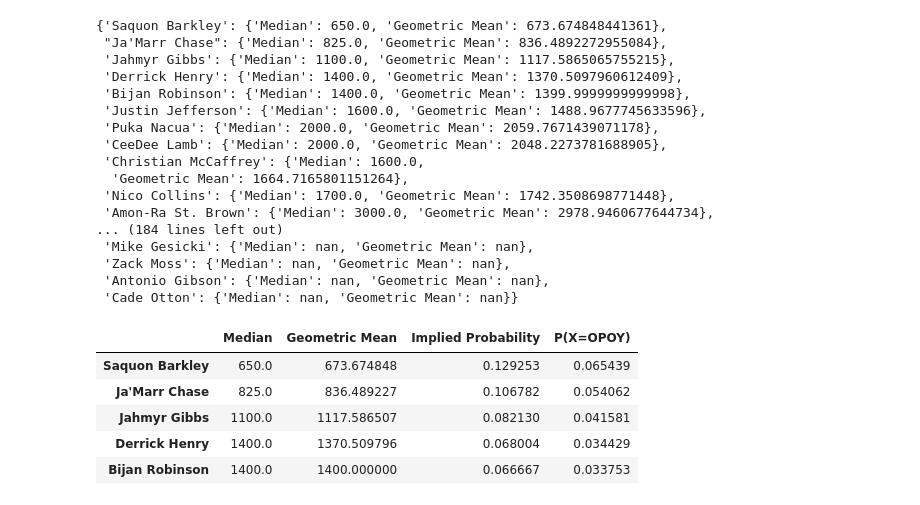
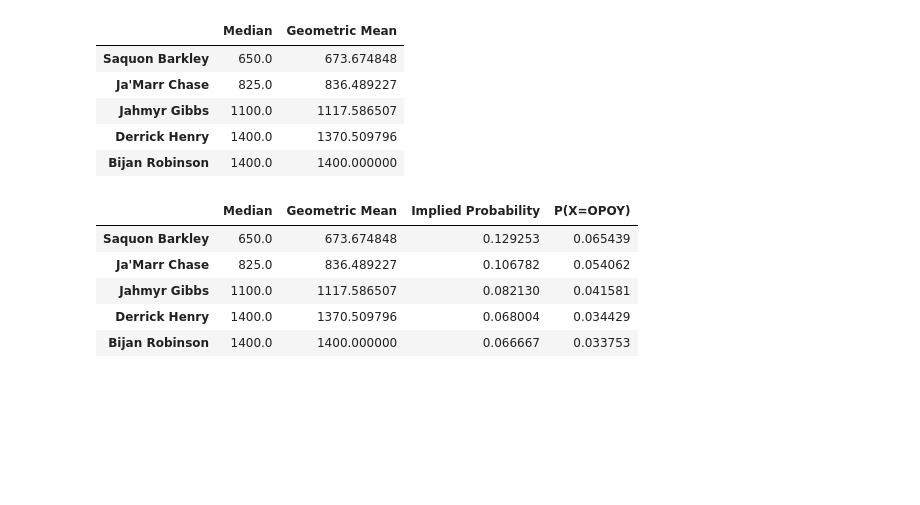
Before and after one commit to mtdiedrich/NFL-Fantasy-Projection, a Jupyter notebook: OPOY_Upside.ipynb, the cells around one changed output. Drawn from its saved outputs; the diff is of its cells as text; code cells hidden in the pictures; blank space fills up the shorter version.

```diff
--- a/OPOY_Upside.ipynb
+++ b/OPOY_Upside.ipynb
@@ -57,41 +42,34 @@ player_odds
 # %%
 #@title Calculate measures of central tendency for each player's set of odds
 
 from statistics import median, geometric_mean
 import numpy as np
+import pandas as pd
 
 player_odds_data = {}
 
 for key, value in player_odds.items():
 
   if value:
     player_odds_data[key] = {
         'Median': median(value),
         'Geometric Mean': geometric_mean(value)
     }
   else:
     player_odds_data[key] = {
         'Median': np.nan,
         'Geometric Mean': np.nan
     }
 
-player_odds_data
+
+df = pd.DataFrame(player_odds_data).T
+
+df.head()
 # %% [output]
-{'Saquon Barkley': {'Median': 650.0, 'Geometric Mean': 673.674848441361},
- "Ja'Marr Chase": {'Median': 825.0, 'Geometric Mean': 836.4892272955084},
- 'Jahmyr Gibbs': {'Median': 1100.0, 'Geometric Mean': 1117.5865065755215},
- 'Derrick Henry': {'Median': 1400.0, 'Geometric Mean': 1370.5097960612409},
- 'Bijan Robinson': {'Median': 1400.0, 'Geometric Mean': 1399.9999999999998},
- 'Justin Jefferson': {'Median': 1600.0, 'Geometric Mean': 1488.9677745633596},
- 'Puka Nacua': {'Median': 2000.0, 'Geometric Mean': 2059.7671439071178},
- 'CeeDee Lamb': {'Median': 2000.0, 'Geometric Mean': 2048.2273781688905},
- 'Christian McCaffrey': {'Median': 1600.0,
-  'Geometric Mean': 1664.7165801151264},
- 'Nico Collins': {'Median': 1700.0, 'Geometric Mean': 1742.3508698771448},
- 'Amon-Ra St. Brown': {'Median': 3000.0, 'Geometric Mean': 2978.9460677644734},
-... (184 lines left out)
- 'Mike Gesicki': {'Median': nan, 'Geometric Mean': nan},
- 'Zack Moss': {'Median': nan, 'Geometric Mean': nan},
- 'Antonio Gibson': {'Median': nan, 'Geometric Mean': nan},
- 'Cade Otton': {'Median': nan, 'Geometric Mean': nan}}
+|  | Median | Geometric Mean |
+| Saquon Barkley | 650.0 | 673.674848 |
+| Ja'Marr Chase | 825.0 | 836.489227 |
+| Jahmyr Gibbs | 1100.0 | 1117.586507 |
+| Derrick Henry | 1400.0 | 1370.509796 |
+| Bijan Robinson | 1400.0 | 1400.000000 |
 # %%
```
Also changed, not shown: parts of 6 cells of this notebook.
